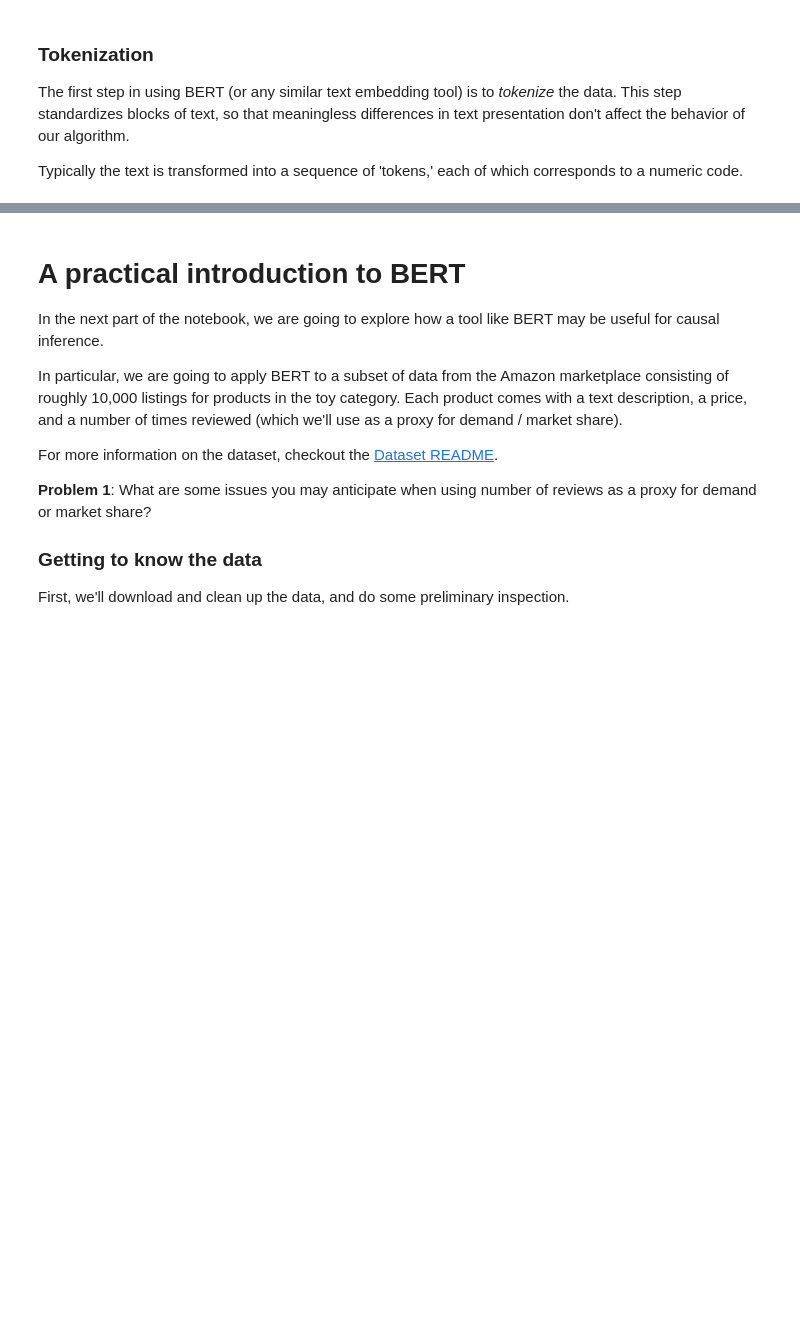
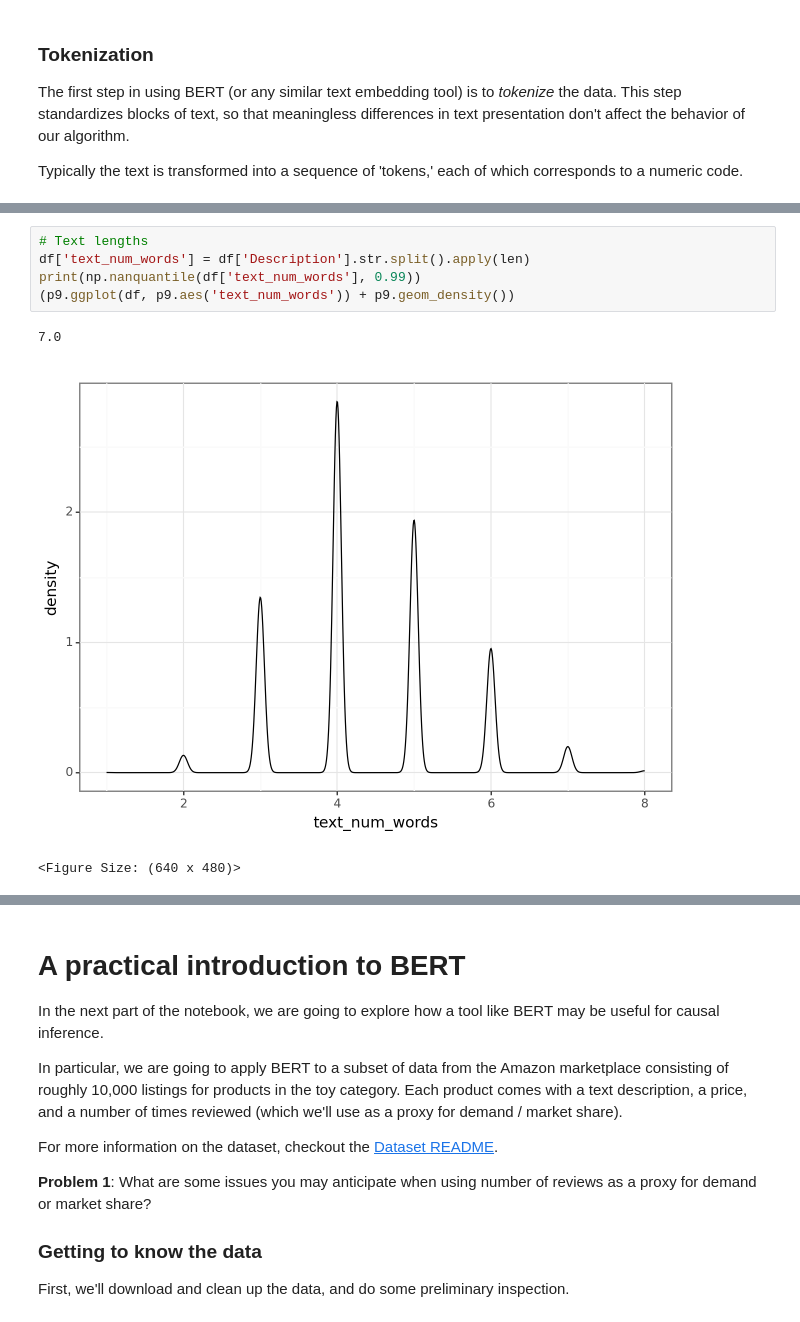
Before and after one commit to jwal1024/Hedonic_DML, a Jupyter notebook: DoubleML_and_Feature_Engineering_with_BERT.ipynb, the cells around one changed output, grey strips where cells are left out. Cells and saved outputs as stored; diff of their text form; blank space fills up the shorter version.

```diff
--- a/DoubleML_and_Feature_Engineering_with_BERT.ipynb
+++ b/DoubleML_and_Feature_Engineering_with_BERT.ipynb
@@ -128,0 +110,9 @@ Output preview: array([[-0.9692139 , -0.52474684, -0.9211328 , ..., -0.7552871 ,
+# %%
+# Text lengths
+df['text_num_words'] = df['Description'].str.split().apply(len)
+print(np.nanquantile(df['text_num_words'], 0.99))
+(p9.ggplot(df, p9.aes('text_num_words')) + p9.geom_density())
+# %% [output]
+7.0
+[figure, added]
+<Figure Size: (640 x 480)>
```
Also changed, not shown: parts of 18 cells of this notebook.
